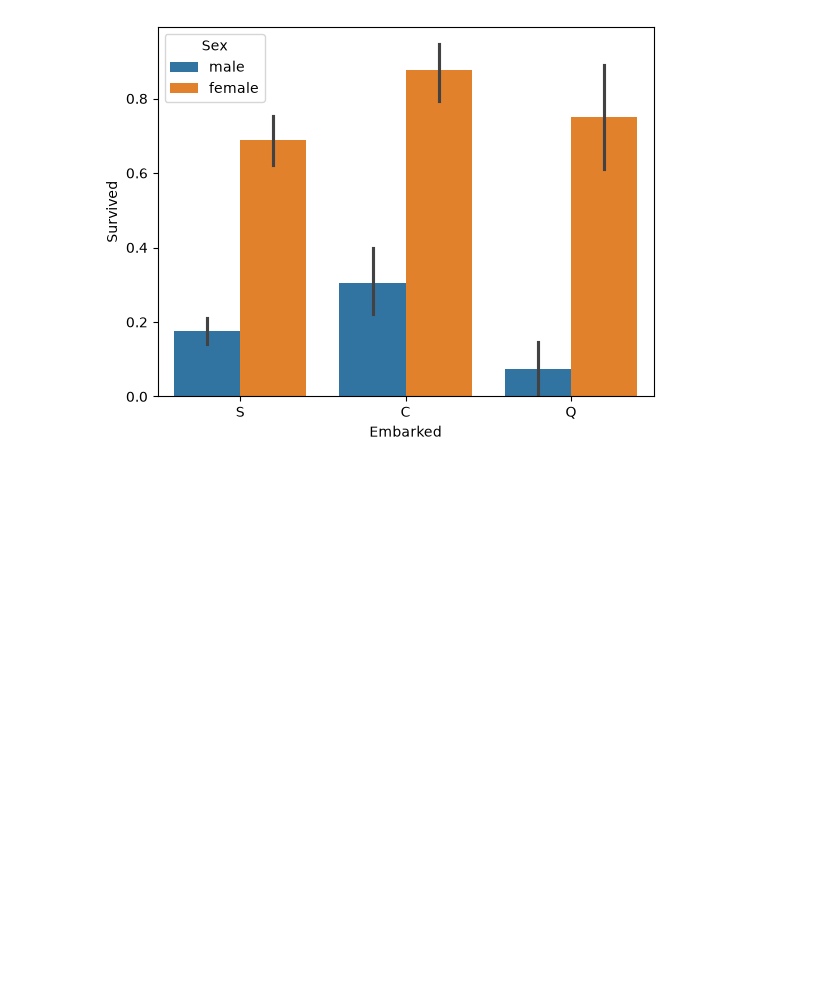
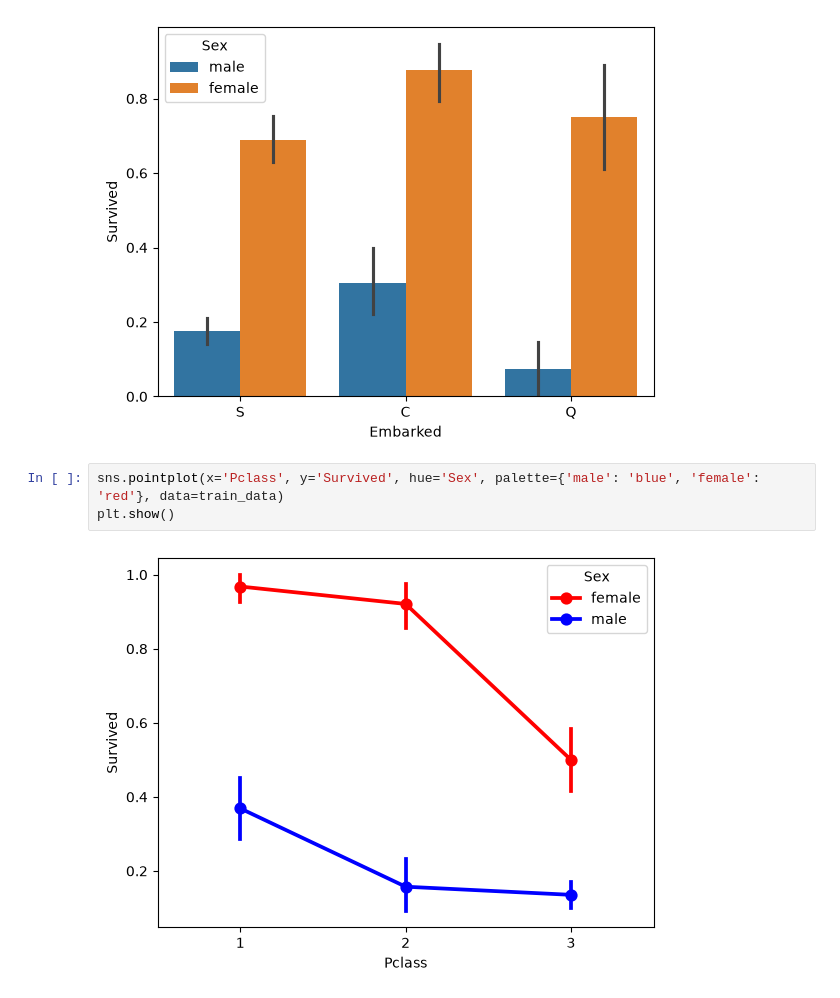
Before and after one commit to andres112/Advanced-Python, a Jupyter notebook: Titanic.ipynb, the cells around one changed output. Saved outputs shown, nothing was run; the diff lists cells and outputs as text; blank space fills up the shorter version.

```diff
--- a/Titanic.ipynb
+++ b/Titanic.ipynb
@@ -79,3 +79,8 @@ sns.barplot(x='Embarked', y='Survived', hue='Sex', data=train_data)
 plt.show()
 # %% [output]
 [figure]
+# %%
+sns.pointplot(x='Pclass', y='Survived', hue='Sex', palette={'male': 'blue', 'female': 'red'}, data=train_data)
+plt.show()
+# %% [output]
+[figure, added]
```
Also changed, not shown: parts of 6 cells of this notebook.
